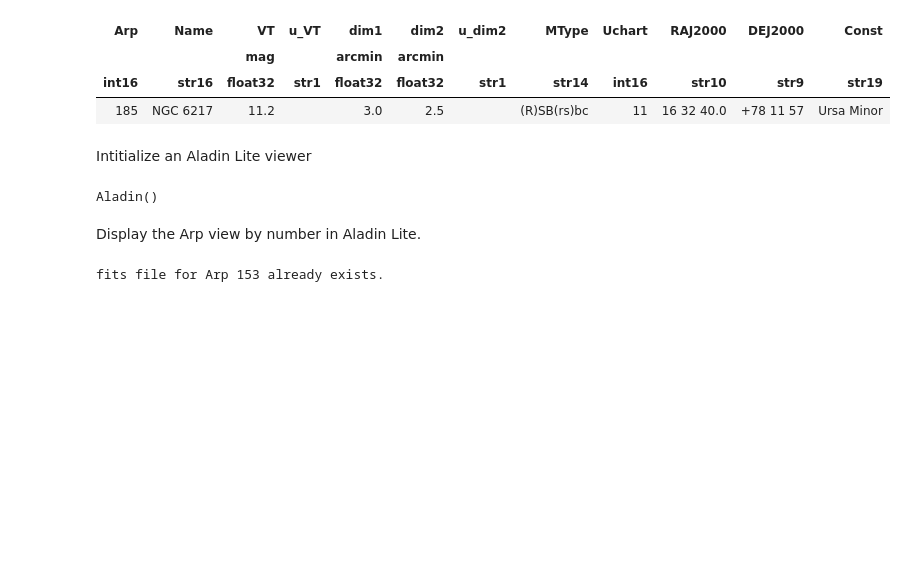
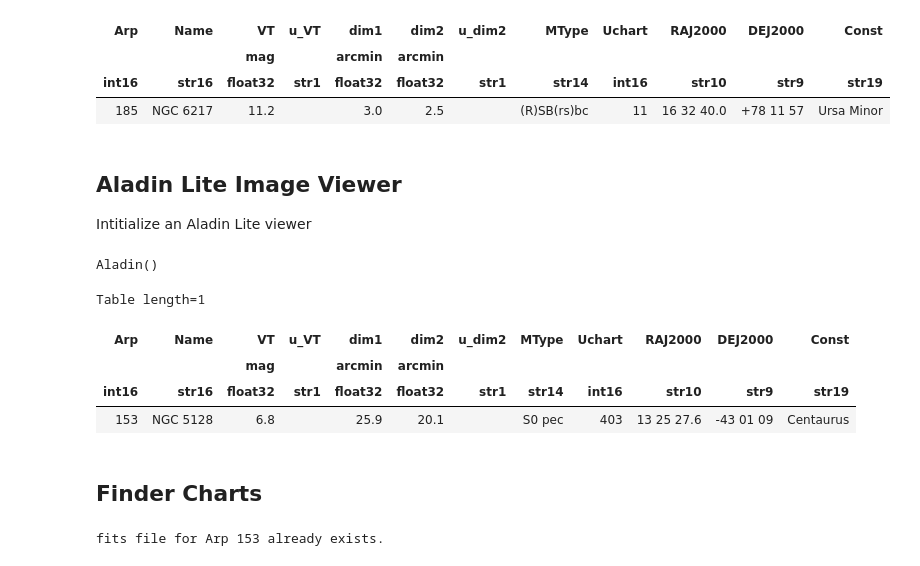
Before and after one commit to Westminster-Astronomical-Society/AL_Northern_Arp_Program, a Jupyter notebook: Arp_Peculiar_Galaxies.ipynb, the cells around one changed output. Drawn from its saved outputs; the diff is of its cells as text; code cells hidden in the pictures; blank space fills up the shorter version.

```diff
--- a/Arp_Peculiar_Galaxies.ipynb
+++ b/Arp_Peculiar_Galaxies.ipynb
@@ -113,14 +112,9 @@ Table length=1
 | int16 | str16 | float32 | str1 | float32 | float32 | str1 | str14 | int16 | str10 | str9 | str19 |
 | 185 | NGC 6217 | 11.2 |  | 3.0 | 2.5 |  | (R)SB(rs)bc | 11 | 16 32 40.0 | +78 11 57 | Ursa Minor |
 # %% [markdown]
+## Aladin Lite Image Viewer
+
 Intitialize an Aladin Lite viewer
-# %%
-options = {"show_projection_control": False, "show_fullscreen_control": False, "height":600}
-aladin = Aladin(**options); aladin
-# %% [output]
-Aladin()
-# %% [markdown]
-Display the Arp view by number in Aladin Lite.
 # %%
 def get_fov(size):
     if size >= 60:
@@ -135,10 +129,25 @@ def get_fov(size):
         fov = 24
 
     return Angle(fov, u.arcmin)
+# %%
+options = {"show_projection_control": False, "show_fullscreen_control": False, "height":600}
+aladin = Aladin(**options); aladin
+# %% [output]
+Aladin()
 # %%
 arp_number = 153
+
 aladin.target = SkyCoord(*arpord.loc[arp_number]['RAJ2000', 'DEJ2000'], unit=(u.hourangle, u.deg))
 aladin.fov = get_fov(arpord.loc[arp_number]['Size'])
+arplist[arplist['Arp'] == arp_number]
+# %% [output]
+Table length=1
+| Arp | Name | VT | u_VT | dim1 | dim2 | u_dim2 | MType | Uchart | RAJ2000 | DEJ2000 | Const |
+|  |  | mag |  | arcmin | arcmin |  |  |  |  |  |  |
+| int16 | str16 | float32 | str1 | float32 | float32 | str1 | str14 | int16 | str10 | str9 | str19 |
+| 153 | NGC 5128 | 6.8 |  | 25.9 | 20.1 |  | S0 pec | 403 | 13 25 27.6 | -43 01 09 | Centaurus |
+# %% [markdown]
+## Finder Charts
 # %%
 def hips_cutout(arp, ra, dec, size, hips='CDS/P/DSS2/color'):
     """
```
Also changed, not shown: parts of 8 cells of this notebook.
